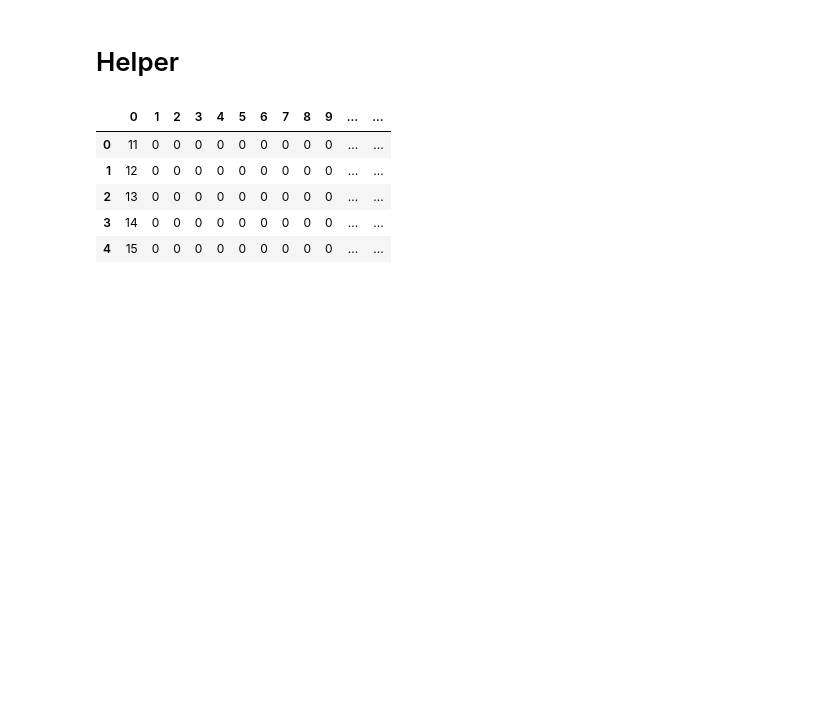
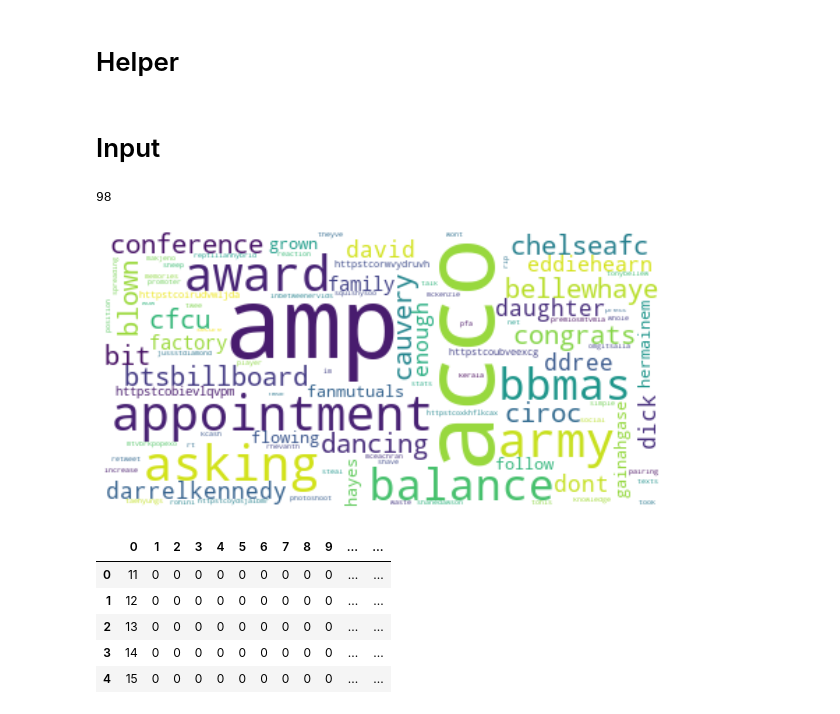
Before and after one commit to deshwalmahesh/Emoji-Prediction-in-Tweet-NLP, a Jupyter notebook: Solution.ipynb, the cells around one changed output. Cells and saved outputs as stored; diff of their text form; code cells hidden in the pictures; blank space fills up the shorter version.

Commit message:
word-attribute mapping in EDA

```diff
--- a/Solution.ipynb
+++ b/Solution.ipynb
@@ -45,6 +62,26 @@ def generate_n_random_cmap(how_many=20,list_len=10,from_cmap=False,):
             c_list.append(colors)
 
     return c_list
+# %% [markdown]
+# Input
+# %%
+with open('project-data/top10.txt') as f:
+    words = list(f.readlines())
+
+for i in range(len(words)):
+    words[i] = words[i].strip()
+# %%
+len(words)
+# %% [output]
+98
+# %%
+wordcloud = WordCloud(max_font_size=70, max_words=100, background_color="white").generate(' '.join(words))
+plt.figure(figsize=(10,10))
+plt.imshow(wordcloud, interpolation="bilinear")
+plt.axis("off")
+plt.show()
+# %% [output]
+[figure, added]
 # %%
 df = pd.read_csv('project-data/train_top10.csv',header=None)
 # %%
```
Also changed, not shown: parts of 37 cells of this notebook.
